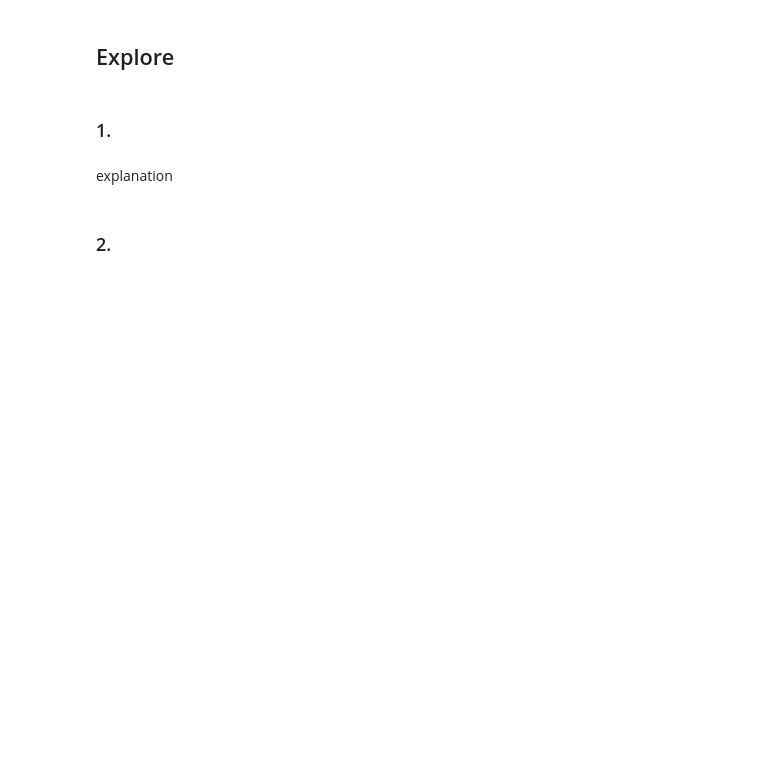
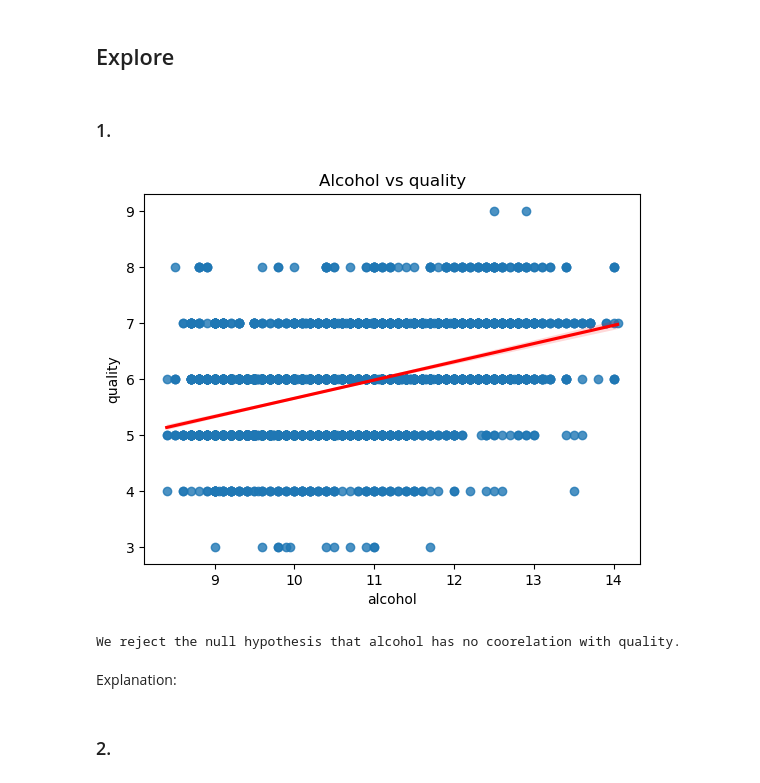
Before and after one commit to Cod-Up-Our-Data/wine_clustering_project, a Jupyter notebook: wine_project.ipynb, the cells around one changed output. Cells and saved outputs as stored; diff of their text form; code cells hidden in the pictures; blank space fills up the shorter version.

```diff
--- a/wine_project.ipynb
+++ b/wine_project.ipynb
@@ -60,4 +59,4 @@ NameError: name 'train' is not defined
 *
 *
 # %%
-wrange()
+train, validate, test = mo.wrangle()
@@ -95,9 +102,21 @@ NameError: name 'wrange' is not defined
 # %% [markdown]
 ### 1.
 # %%
-## Grapg
+## Graph
+sns.regplot(data=train, x='alcohol', y='quality', line_kws={'color':'red'})
+plt.title('Alcohol vs quality')
+plt.show()
+r, p = stats.spearmanr(train.alcohol, train.quality)
+alpha = 0.05
+if p < alpha:
+    print('We reject the null hypothesis that alcohol has no coorelation with quality.')
+else:
+    print('We cannot reject the null hypothesis that alcohol coorelates with quality.')
+# %% [output]
+[figure, added]
+We reject the null hypothesis that alcohol has no coorelation with quality.
 # %% [markdown]
-explanation
+Explanation:
 # %% [markdown]
 ### 2.
 # %%
```
Also changed, not shown: parts of 18 cells of this notebook, 3 other files.
